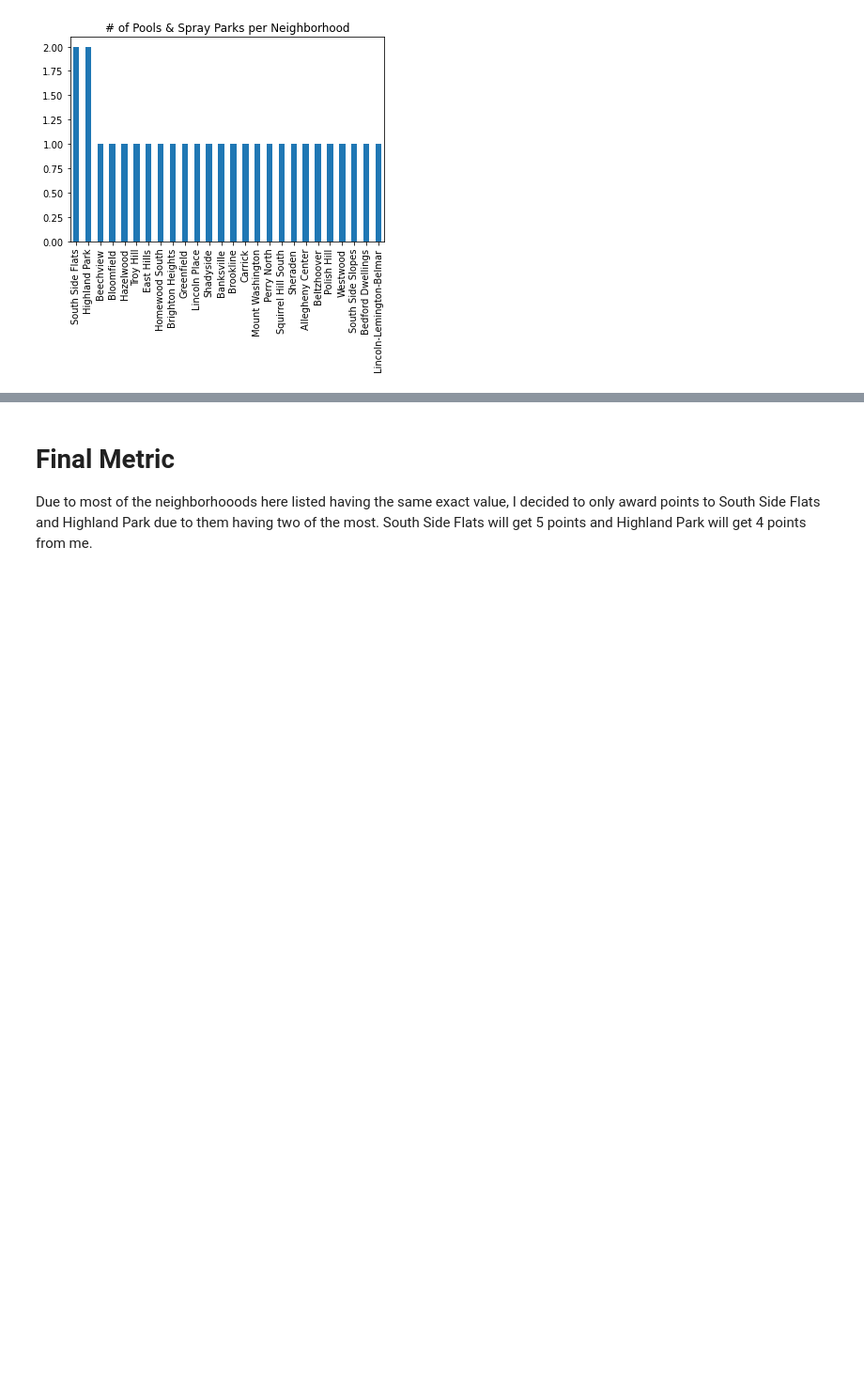
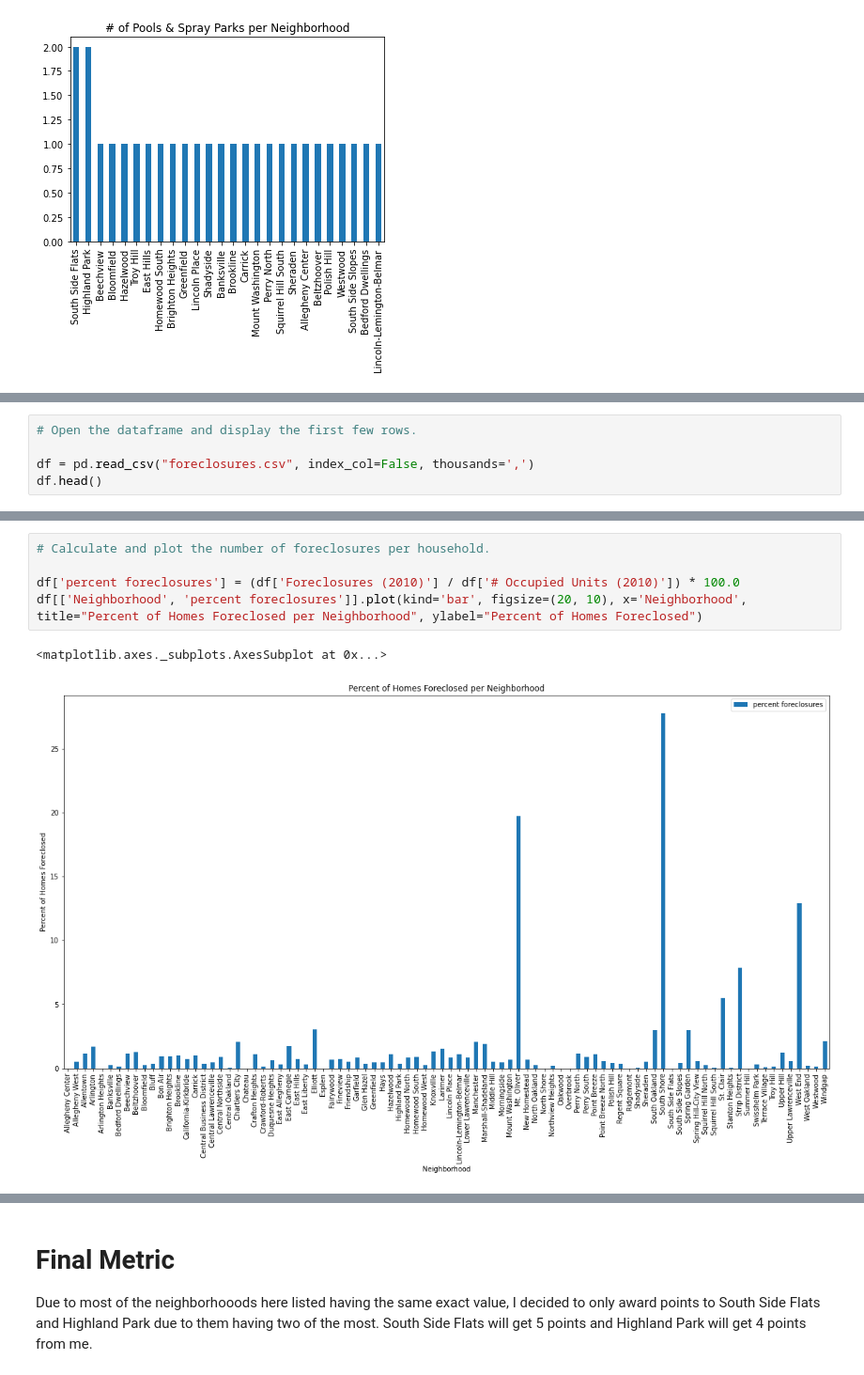
Before and after one commit to jweir136/CMPINF0010-Final-Project, a Jupyter notebook: Final Project.ipynb, the cells around one changed output, grey strips where cells are left out. Shown: that part at 94% size. Saved outputs shown, nothing was run; the diff lists cells and outputs as text; blank space fills up the shorter version.

```diff
--- a/Final Project.ipynb
+++ b/Final Project.ipynb
@@ -174,0 +181,5 @@ community_pools.plot.bar(title='# of Pools & Spray Parks per Neighborhood')
+# %%
+# Open the dataframe and display the first few rows.
+
+df = pd.read_csv("foreclosures.csv", index_col=False, thousands=',')
+df.head()
@@ -174,0 +194,8 @@ community_pools.plot.bar(title='# of Pools & Spray Parks per Neighborhood')
+# %%
+# Calculate and plot the number of foreclosures per household.
+
+df['percent foreclosures'] = (df['Foreclosures (2010)'] / df['# Occupied Units (2010)']) * 100.0
+df[['Neighborhood', 'percent foreclosures']].plot(kind='bar', figsize=(20, 10), x='Neighborhood', title="Percent of Homes Foreclosed per Neighborhood", ylabel="Percent of Homes Foreclosed")
+# %% [output]
+<matplotlib.axes._subplots.AxesSubplot at 0x...>
+[figure, added]
```
Also changed, not shown: parts of 11 cells of this notebook, 1 other file.
